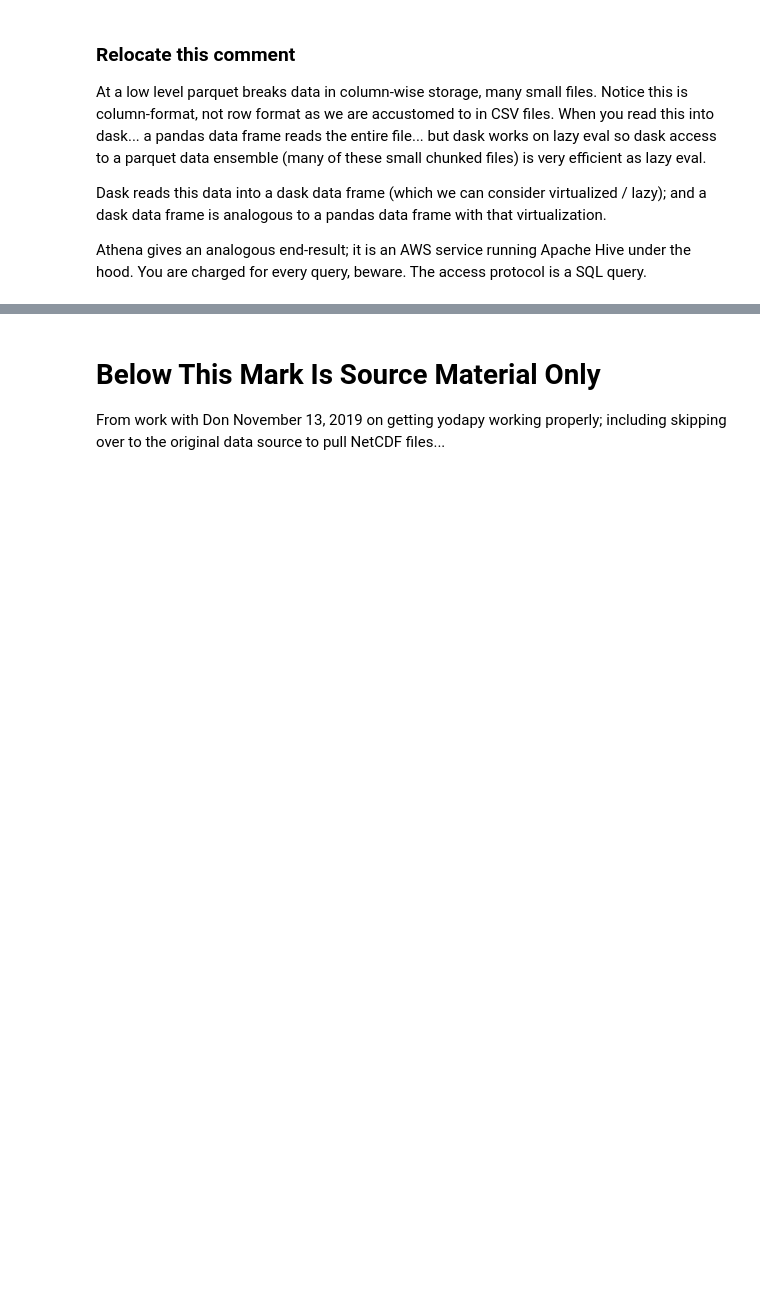
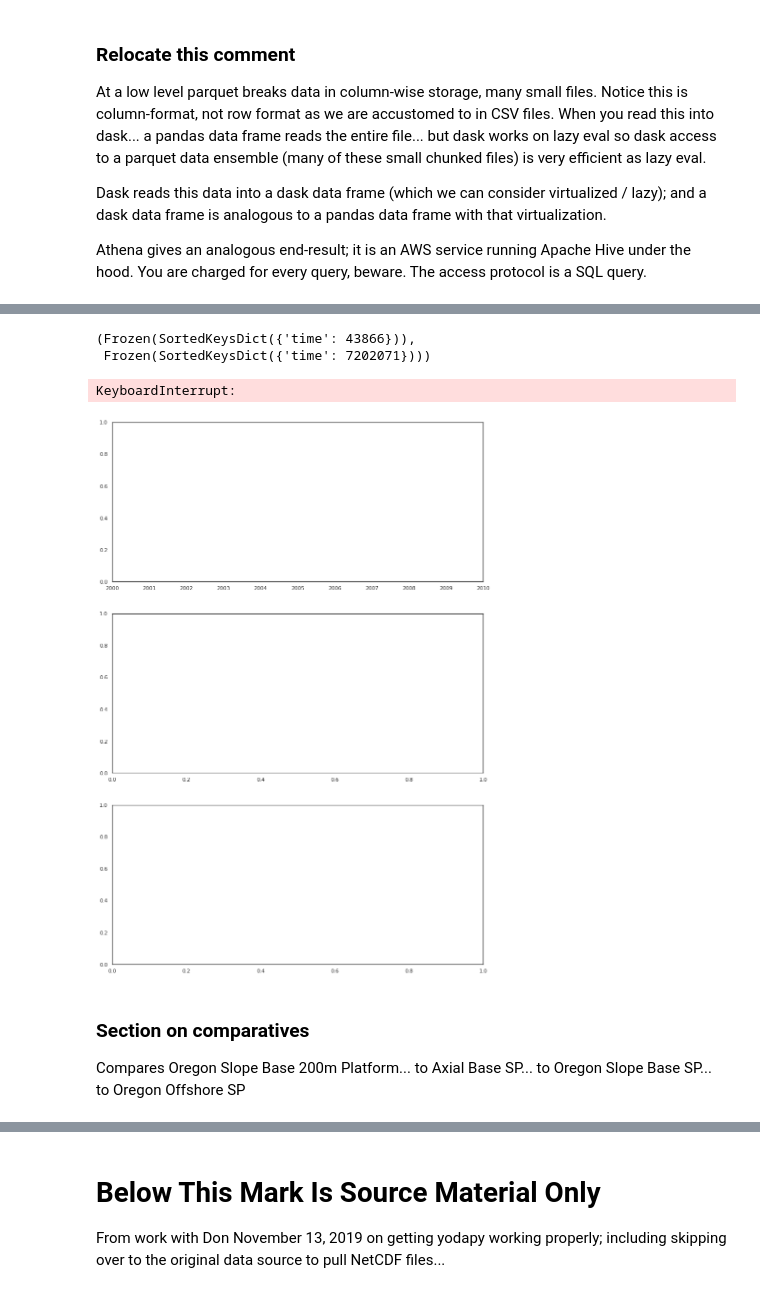
Before and after one commit to robfatland/chlorophyll, a Jupyter notebook: yodapy_NOV2019.ipynb, the cells around one changed output, grey strips where cells are left out. Cells and saved outputs as stored; diff of their text form; code cells hidden in the pictures; blank space fills up the shorter version.

Commit message:
mroe progress on chlorophyll from rCA

```diff
--- a/yodapy_NOV2019.ipynb
+++ b/yodapy_NOV2019.ipynb
@@ -262,0 +295,11 @@ print('')
+# %%
+# This Dataset open uses results from above
+# ds=xr.open_mfdataset(filenamelist)
+
+# This version uses wildcard notation to accomplish the same thing
+# ds = xr.open_mfdataset('/home/jovyan/chlorophyll/OreOff_ShallProf_Fluor_000*.nc')
+ds = xr.open_mfdataset('/home/jovyan/chlorophyll/OreSlope_ShallProf_Fluor_000*.nc')
+# ds = xr.open_mfdataset('/home/jovyan/chlorophyll/OreSlope_200m_Fluor_000*.nc')
+# ds = xr.open_mfdataset('/home/jovyan/chlorophyll/AxialBase_ShallProf_Fluor_000*.nc')
+ds = ds.swap_dims({'obs':'time'})
+ds
@@ -262,0 +355,28 @@ print('')
+# %%
+# < 20 gives 2378k points
+# < 10 gives 44k points
+dss=ds.where(ds.int_ctd_pressure < 10., drop=True)
+# %%
+dss.dims, ds.dims
+# %% [output]
+(Frozen(SortedKeysDict({'time': 43866})),
+ Frozen(SortedKeysDict({'time': 7202071})))
+# %%
+chlor_a = dss.fluorometric_chlorophyll_a
+pressure = dss.int_ctd_pressure
+t0 = dt64('2019-06-01T00:00')
+t1 = dt64('2019-07-01T00:00')
+# %%
+p,a=plt.subplots(3, 1, figsize=(14,21))
+plt.rcParams.update({'font.size': 10})
+
+a[0].scatter(dss.time, chlor_a, color='g', marker= ',', s = 1.0)
+a[1].scatter(pressure, chlor_a, color='b', marker= ',', s = 1.0)
+a[2].plot(dss.time, pressure, color='k')
+
+a[0].set(ylim=(0., 1.6), xlim = (t0, t1), title='chlor with time')
+a[1].set(ylim=(0., 1.6), xlim = (4., 21.), title='chlor with pressure')
+a[2].set(ylim=(21., 4.), xlim = (t0, t1), title='pressure with time')
+# %% [output]
+KeyboardInterrupt:
+[figure, added]
@@ -262,0 +400,4 @@ print('')
+# %% [markdown]
+### Section on comparatives
+
+Compares Oregon Slope Base 200m Platform... to Axial Base SP... to Oregon Slope Base SP... to Oregon Offshore SP
```
Also changed, not shown: parts of 37 cells of this notebook, 10 other files.
